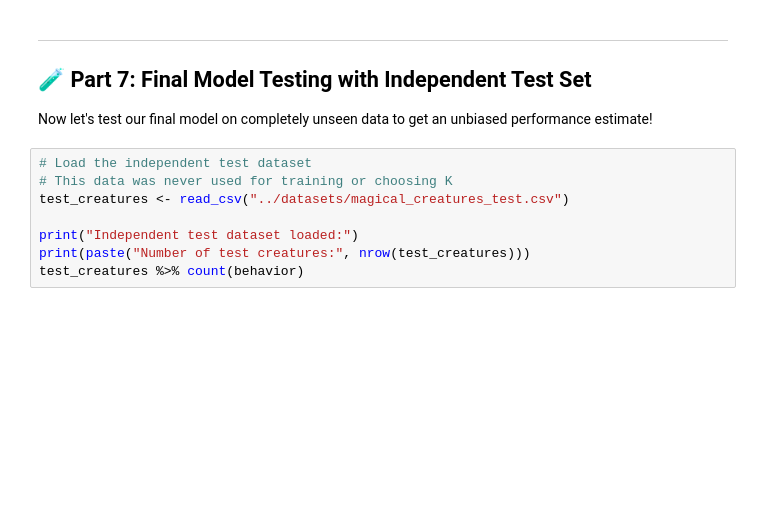
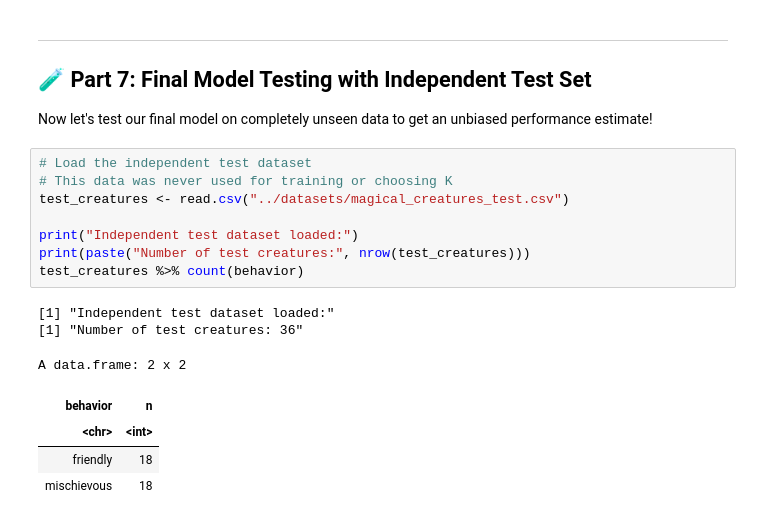
Before and after one commit to skysheng7/data_science_for_kids, a Jupyter notebook: docs/day05/solutions/day05_spell_solutions_nb.ipynb, the cells around one changed output. Drawn from its saved outputs; the diff is of its cells as text; blank space fills up the shorter version.

```diff
--- a/docs/day05/solutions/day05_spell_solutions_nb.ipynb
+++ b/docs/day05/solutions/day05_spell_solutions_nb.ipynb
@@ -286,11 +402,19 @@ Now let's test our final model on completely unseen data to get an unbiased perf
 # %%
 # Load the independent test dataset
 # This data was never used for training or choosing K
-test_creatures <- read_csv("../datasets/magical_creatures_test.csv")
+test_creatures <- read.csv("../datasets/magical_creatures_test.csv")
 
 print("Independent test dataset loaded:")
 print(paste("Number of test creatures:", nrow(test_creatures)))
 test_creatures %>% count(behavior)
+# %% [output]
+[1] "Independent test dataset loaded:"
+[1] "Number of test creatures: 36"
+A data.frame: 2 x 2
+| behavior | n |
+| <chr> | <int> |
+| friendly | 18 |
+| mischievous | 18 |
 # %%
 # Use our best model (with optimal K) to make predictions on test set
 final_test_predictions <- predict(best_fit, test_creatures) %>%
```
Also changed, not shown: parts of 22 cells of this notebook, 1 other file.
